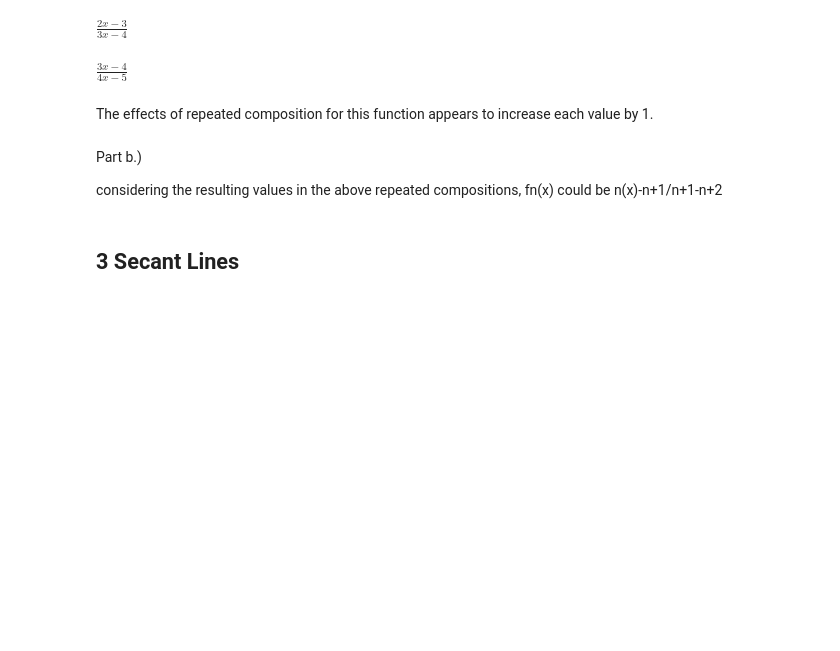
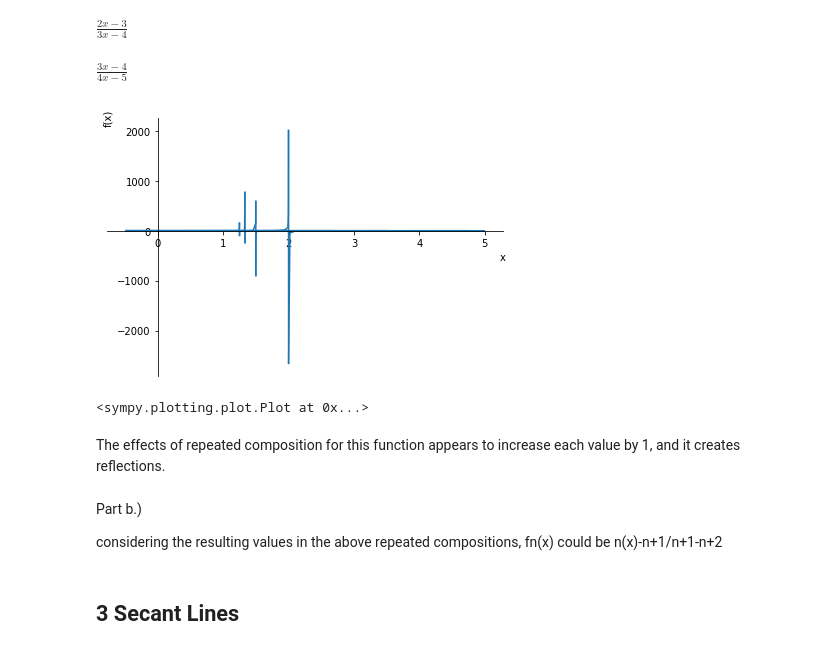
Before and after one commit to Jett987/Calc1, a Jupyter notebook: Calc_project_1rev2.ipynb, the cells around one changed output. Drawn from its saved outputs; the diff is of its cells as text; code cells hidden in the pictures; blank space fills up the shorter version.

```diff
--- a/Calc_project_1rev2.ipynb
+++ b/Calc_project_1rev2.ipynb
@@ -85,8 +86,15 @@ f3 = f2.subs(x,f0)
 f3.simplify()
 # %% [output]
 $\displaystyle \frac{3 x - 4}{4 x - 5}$
+# %%
+from sympy.plotting import plot
+
+plot(f0,f1,f2,f3,(x,-.5,5))
+# %% [output]
+[figure, added]
+<sympy.plotting.plot.Plot at 0x...>
 # %% [markdown]
-The effects of repeated composition for this function appears to increase each value by 1.
+The effects of repeated composition for this function appears to increase each value by 1, and it creates reflections.
 # %% [markdown]
 Part b.)
 
```
Also changed, not shown: parts of 6 cells of this notebook.
